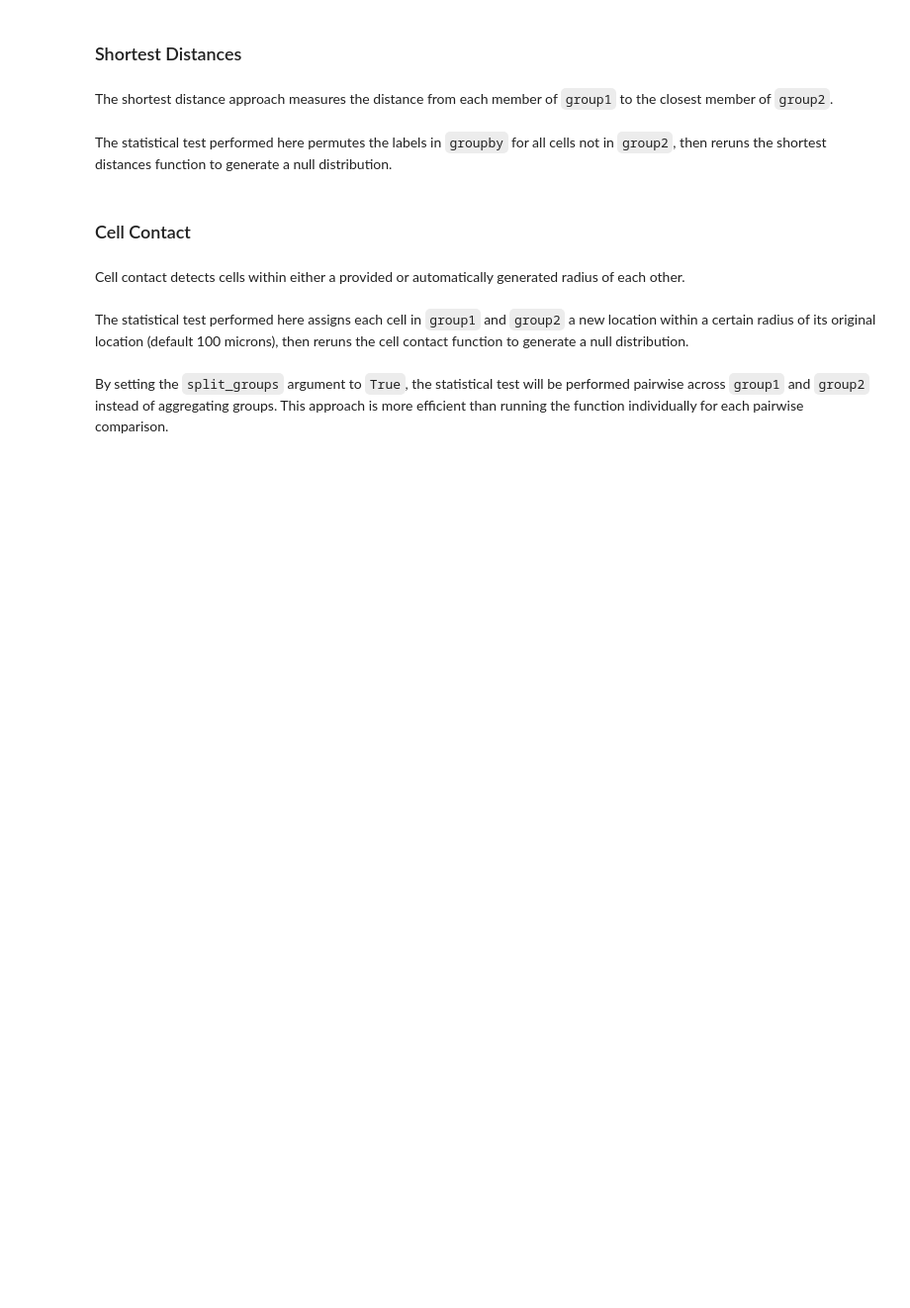
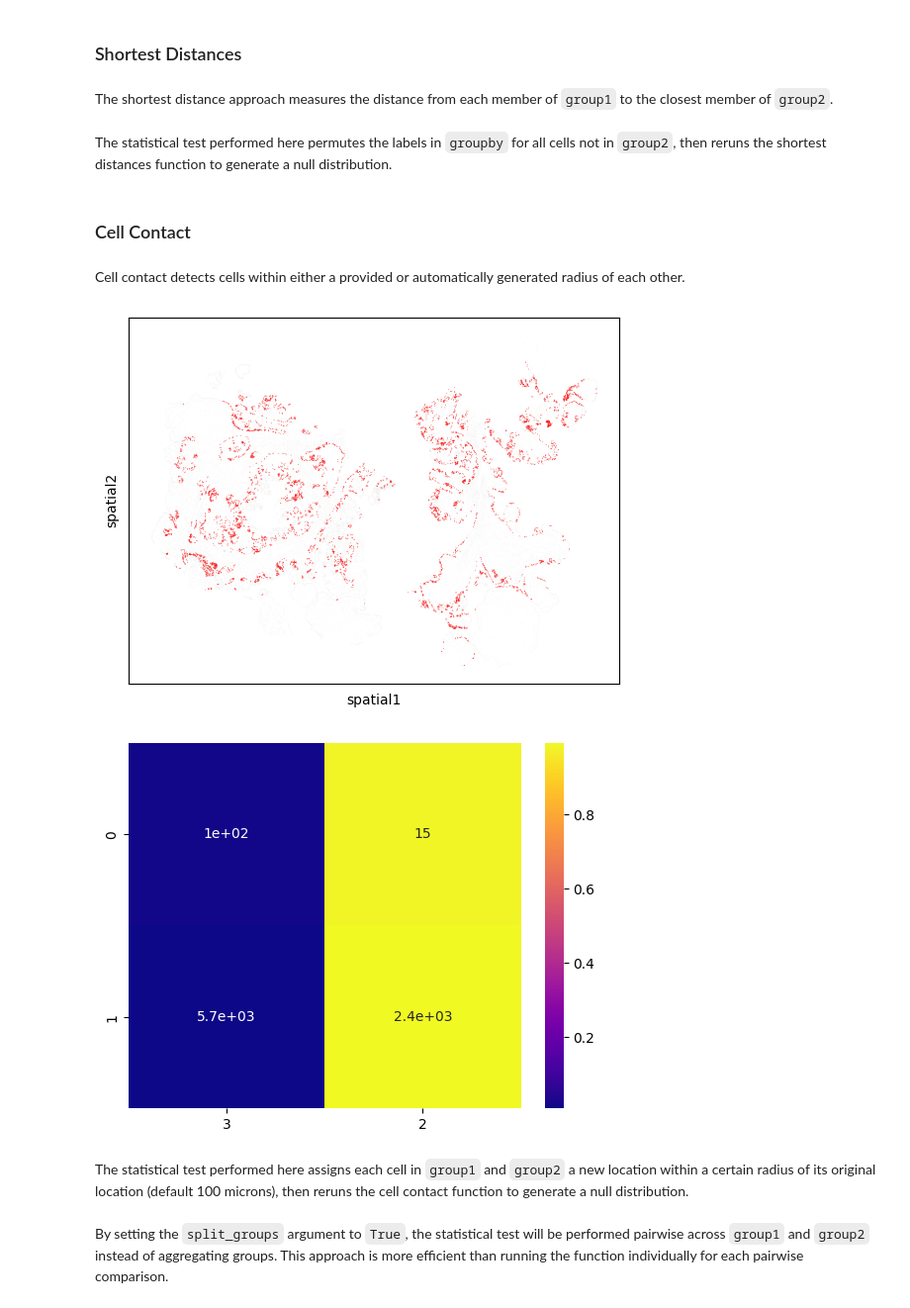
Before and after one commit to immunitastx/monkeybread, a Jupyter notebook: docs/notebooks/tutorial.ipynb, the cells around one changed output. Shown at 99% size. Cells and saved outputs as stored; diff of their text form; code cells hidden in the pictures; blank space fills up the shorter version.

```diff
--- a/docs/notebooks/tutorial.ipynb
+++ b/docs/notebooks/tutorial.ipynb
@@ -114,20 +132,27 @@ mb.plot.shortest_distances(distances, expected_distances = permutation_distances
 # %% [markdown]
 Cell contact detects cells within either a provided or automatically generated radius of each other.
 # %%
+### TODO: Make into subplots
 observed_contacts = mb.calc.cell_contact(
     adata,
     groupby = "clusters",
-    group1 = [0, 1],
-    group2 = [2, 3]
+    group1 = ["0", "1"],
+    group2 = ["2", "3"]
 )
 mb.plot.cell_contact_embedding(
     adata,
-    observed_contacts
+    observed_contacts,
+    show = True
 )
 mb.plot.cell_contact_heatmap(
     adata,
-    observed_contacts
-)
+    "clusters",
+    observed_contacts,
+    show = True
+) ## TODO Adjust formatting of heatmap and look into coloring issue
+# %% [output]
+[figure, added]
+[figure, added]
 # %% [markdown]
 The statistical test performed here assigns each cell in `group1` and `group2` a new location within a certain radius of its original location (default 100 microns), then reruns the cell contact function to generate a null distribution.
 # %%
```
Also changed, not shown: parts of 10 cells of this notebook, 2 other files.
